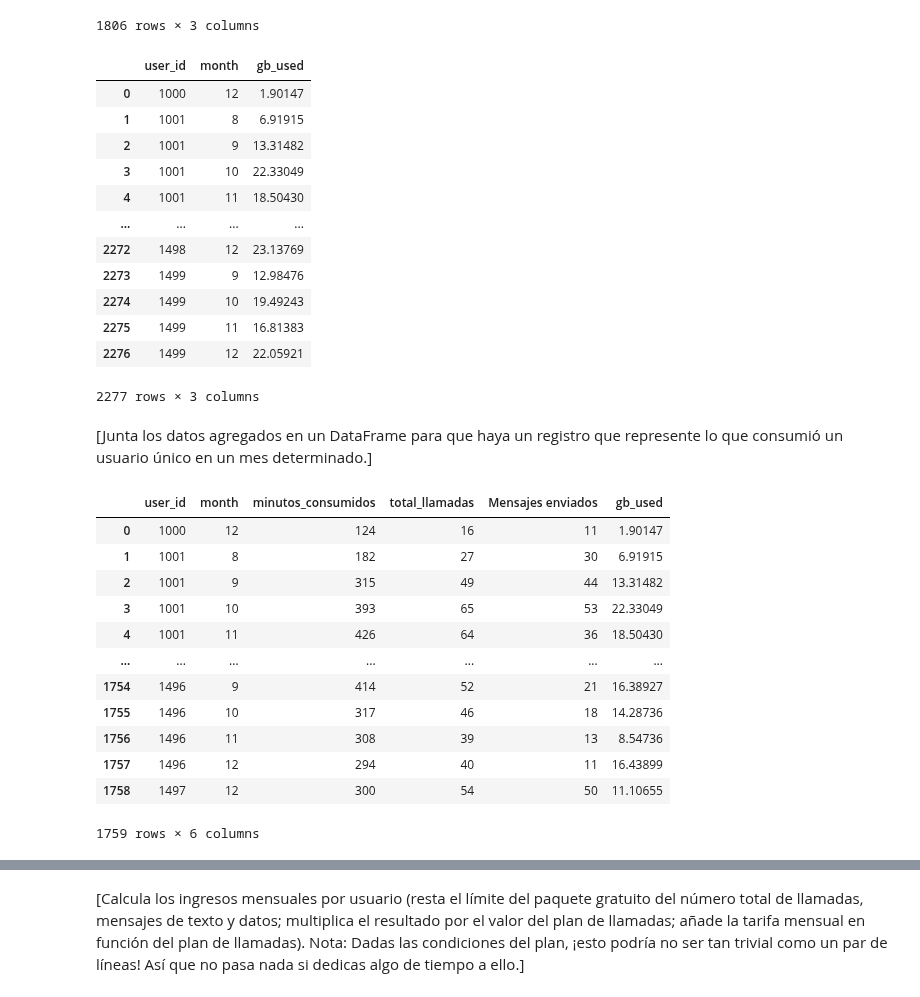
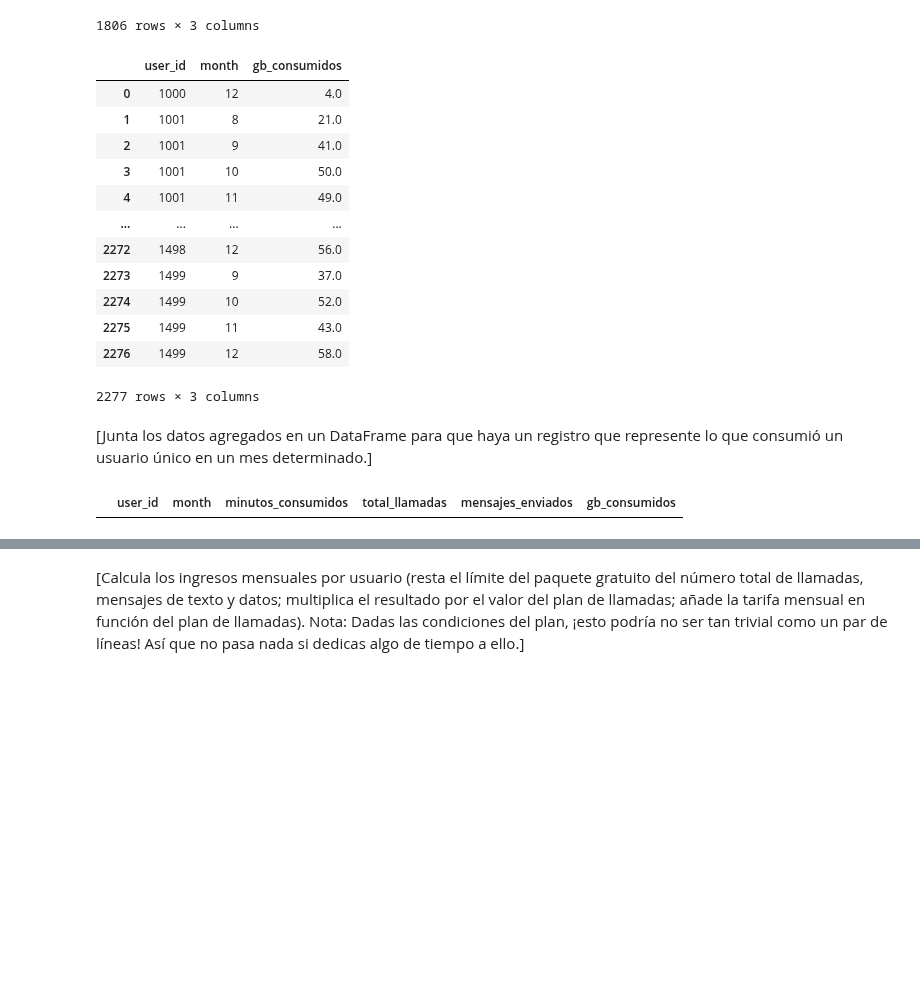
Before and after one commit to hukitan/tripleten, a Jupyter notebook: Proyectos_en_desarrollo/proyecto 5/proyect5.ipynb, the cells around one changed output, grey strips where cells are left out. Saved outputs shown, nothing was run; the diff lists cells and outputs as text; code cells hidden in the pictures; blank space fills up the shorter version.

```diff
--- a/Proyectos_en_desarrollo/proyecto 5/proyect5.ipynb
+++ b/Proyectos_en_desarrollo/proyecto 5/proyect5.ipynb
@@ -237,5 +258,6 @@ Duplicados:
 [Agrega factores adicionales a los datos si crees que pudieran ser útiles.]
 # %%
 internet["session_date"] = pd.to_datetime(internet["session_date"])
-internet["gb_used"] = internet["mb_used"]/1000
+internet["gb_used"] = np.ceil(internet["mb_used"]/1024)
 internet["month"] = internet["session_date"].dt.month
+internet
@@ -298,40 +334,32 @@ msj_mth
 1806 rows × 3 columns
 # %%
 # Calcula el volumen del tráfico de Internet usado por cada usuario al mes. Guarda el resultado.
-ith_mth = internet.groupby(["user_id","month"])["gb_used"].sum().reset_index()
+#ith_mth = internet.groupby(["user_id","month"])["gb_used"].sum()
+#ith_mth.reset_index(inplace=True)
+ith_mth = internet.pivot_table(index=["user_id","month"], values= "gb_used", aggfunc= "sum")
+ith_mth.columns = ["gb_consumidos"]
+ith_mth.reset_index(inplace=True)
 ith_mth
 # %% [output]
-|  | user_id | month | gb_used |
-| 0 | 1000 | 12 | 1.90147 |
-| 1 | 1001 | 8 | 6.91915 |
-| 2 | 1001 | 9 | 13.31482 |
-| 3 | 1001 | 10 | 22.33049 |
-| 4 | 1001 | 11 | 18.50430 |
+|  | user_id | month | gb_consumidos |
+| 0 | 1000 | 12 | 4.0 |
+| 1 | 1001 | 8 | 21.0 |
+| 2 | 1001 | 9 | 41.0 |
+| 3 | 1001 | 10 | 50.0 |
+| 4 | 1001 | 11 | 49.0 |
 | ... | ... | ... | ... |
-| 2272 | 1498 | 12 | 23.13769 |
-| 2273 | 1499 | 9 | 12.98476 |
-| 2274 | 1499 | 10 | 19.49243 |
-| 2275 | 1499 | 11 | 16.81383 |
-| 2276 | 1499 | 12 | 22.05921 |
+| 2272 | 1498 | 12 | 56.0 |
+| 2273 | 1499 | 9 | 37.0 |
+| 2274 | 1499 | 10 | 52.0 |
+| 2275 | 1499 | 11 | 43.0 |
+| 2276 | 1499 | 12 | 58.0 |
 2277 rows × 3 columns
 # %% [markdown]
 [Junta los datos agregados en un DataFrame para que haya un registro que represente lo que consumió un usuario único en un mes determinado.]
 # %%
 # Fusiona los datos de llamadas, minutos, mensajes e Internet con base en user_id y month
-usr_mth_cons = cals_per_user.merge(msj_mth, on= ["user_id","month"]).merge(ith_mth, on= ["user_id","month"])
+mth_cons = cals_per_user.merge(msj_mth, on= ["user_id","month"], how= "outer").merge(ith_mth, on= ["user_id","month"], how= "outer")
 
-usr_mth_cons
+mth_cons[mth_cons["month"].isna()]
 # %% [output]
-|  | user_id | month | minutos_consumidos | total_llamadas | Mensajes enviados | gb_used |
-| 0 | 1000 | 12 | 124 | 16 | 11 | 1.90147 |
-| 1 | 1001 | 8 | 182 | 27 | 30 | 6.91915 |
-| 2 | 1001 | 9 | 315 | 49 | 44 | 13.31482 |
-| 3 | 1001 | 10 | 393 | 65 | 53 | 22.33049 |
-| 4 | 1001 | 11 | 426 | 64 | 36 | 18.50430 |
-| ... | ... | ... | ... | ... | ... | ... |
-| 1754 | 1496 | 9 | 414 | 52 | 21 | 16.38927 |
-| 1755 | 1496 | 10 | 317 | 46 | 18 | 14.28736 |
-| 1756 | 1496 | 11 | 308 | 39 | 13 | 8.54736 |
-| 1757 | 1496 | 12 | 294 | 40 | 11 | 16.43899 |
-| 1758 | 1497 | 12 | 300 | 54 | 50 | 11.10655 |
+|  | user_id | month | minutos_consumidos | total_llamadas | mensajes_enviados | gb_consumidos |
-1759 rows × 6 columns
```
Also changed, not shown: parts of 29 cells of this notebook.
